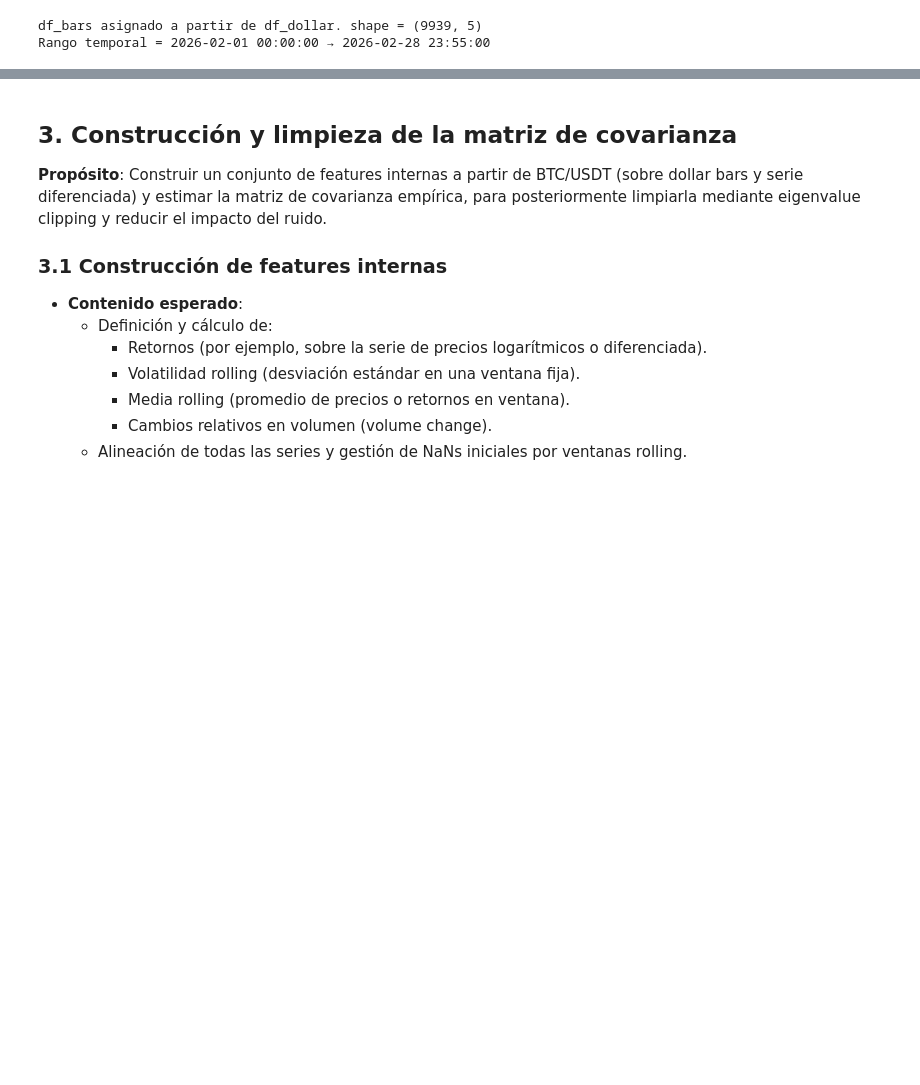
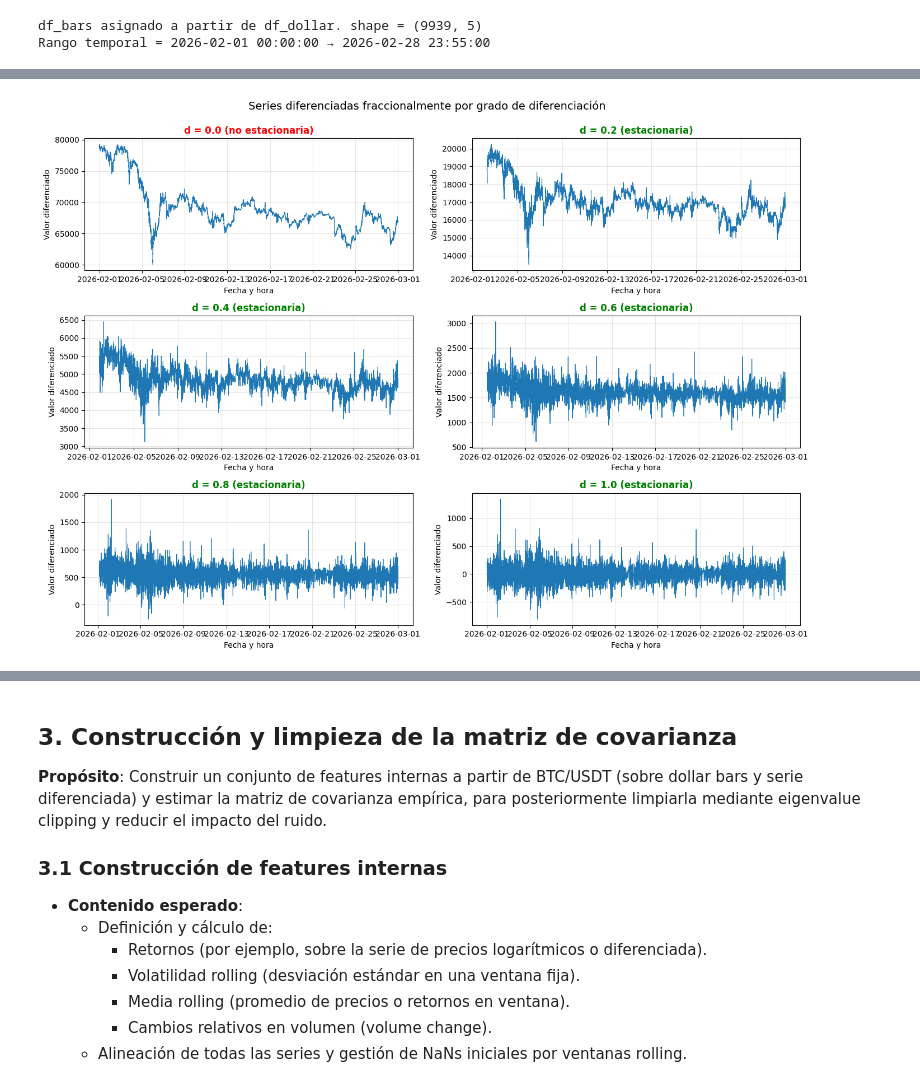
Before and after one commit to Romequinco/TAREA_PROCESADO_DATOS_FINANCIEROS_PARA_MACHINE_LEARNING, a Jupyter notebook: PREPROCESADO_DATOS_FINANCIEROS_.ipynb, the cells around one changed output, grey strips where cells are left out. Saved outputs shown, nothing was run; the diff lists cells and outputs as text; code cells hidden in the pictures; blank space fills up the shorter version.

Commit message:
fase 2 completa

```diff
--- a/PREPROCESADO_DATOS_FINANCIEROS_.ipynb
+++ b/PREPROCESADO_DATOS_FINANCIEROS_.ipynb
@@ -1136,0 +1099,17 @@ En esta sección se explicará que:
+# %%
+# ======================================================================
+# ### PARÁMETROS FASE 3 ###
+# ----------------------------------------------------------------------
+# Parámetros para la diferenciación fraccional (Fixed-Width Window FFD).
+# - D_VALUES: valores de d a explorar (0.0 = sin diferenciar, 1.0 = diferenciación entera).
+# - FRACDIFF_THRESHOLD: umbral para truncar pesos pequeños (cuando |w_k| < threshold).
+# - ADF_SIGNIFICANCE: nivel de significancia para el test ADF de estacionariedad.
+# ======================================================================
+D_VALUES          = [0.0, 0.2, 0.4, 0.6, 0.8, 1.0]
+FRACDIFF_THRESHOLD = 1e-4   # truncación de pesos en el algoritmo FFD
+ADF_SIGNIFICANCE   = 0.05   # nivel de significancia para estacionariedad (p < 0.05)
+
+print("Parámetros Fase 3:")
+print(f"  D_VALUES          = {D_VALUES}")
+print(f"  FRACDIFF_THRESHOLD = {FRACDIFF_THRESHOLD}")
+print(f"  ADF_SIGNIFICANCE   = {ADF_SIGNIFICANCE}")
@@ -1136,0 +1395,33 @@ En esta sección se explicará que:
+# %%
+# Gráfica 1: series diferenciadas superpuestas (una por valor de d)
+
+fig, axes = plt.subplots(3, 2, figsize=(14, 10))
+axes = axes.flatten()
+
+for idx, d in enumerate(D_VALUES):
+    ax = axes[idx]
+    series_fd = fracdiff_series[d]
+
+    # Plot de la serie diferenciada
+    ax.plot(series_fd.index, series_fd.values, color='tab:blue', linewidth=0.8)
+
+    # Título con indicación de estacionariedad
+    is_stationary = df_adf[df_adf['d'] == d]['estacionaria'].values[0]
+    if is_stationary:
+        title_color = 'green'
+        status_text = " (estacionaria)"
+    else:
+        title_color = 'red'
+        status_text = " (no estacionaria)"
+
+    ax.set_title(f"d = {d}{status_text}", color=title_color, fontweight='bold')
+    ax.set_xlabel("Fecha y hora")
+    ax.set_ylabel("Valor diferenciado")
+    ax.grid(alpha=0.3)
+
+fig.suptitle('Series diferenciadas fraccionalmente por grado de diferenciación', y=0.995, fontsize=14)
+plt.tight_layout()
+
+plt.show()
+# %% [output]
+[figure, added]
```
Also changed, not shown: parts of 19 cells of this notebook, 3 other files.
